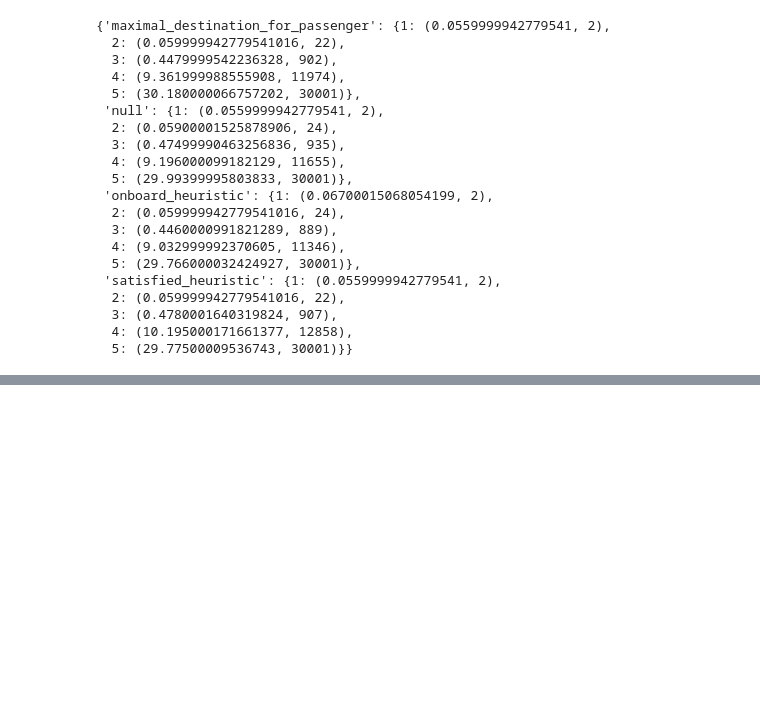
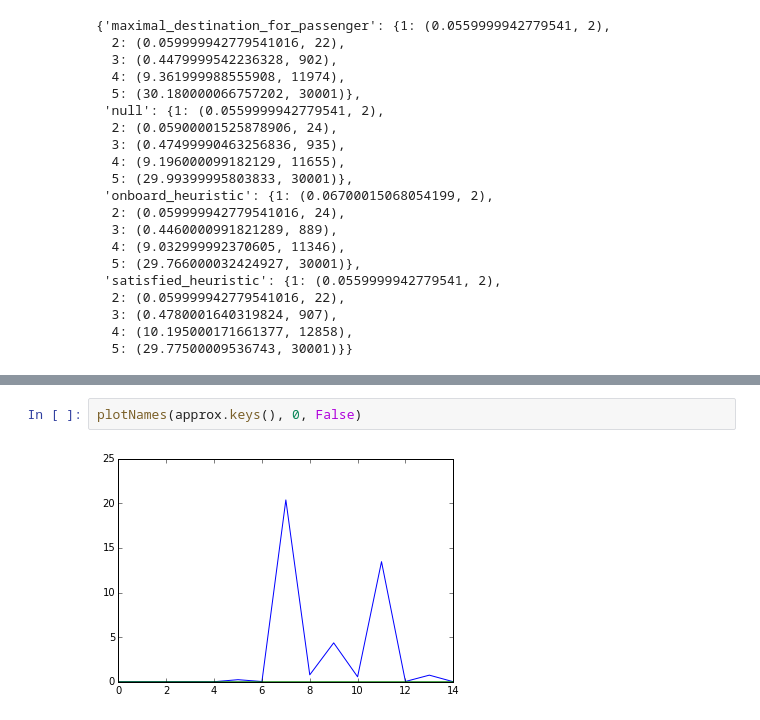
Before and after one commit to akivaschiff/lonelybusdriver, a Jupyter notebook: results/single bus/Untitled.ipynb, the cells around one changed output, grey strips where cells are left out. Drawn from its saved outputs; the diff is of its cells as text; blank space fills up the shorter version.

```diff
--- a/results/single bus/Untitled.ipynb
+++ b/results/single bus/Untitled.ipynb
@@ -162,0 +190,4 @@ more_h
+# %%
+plotNames(approx.keys(), 0, False)
+# %% [output]
+[figure, added]
```
Also changed, not shown: parts of 5 cells of this notebook, 35 other files.
